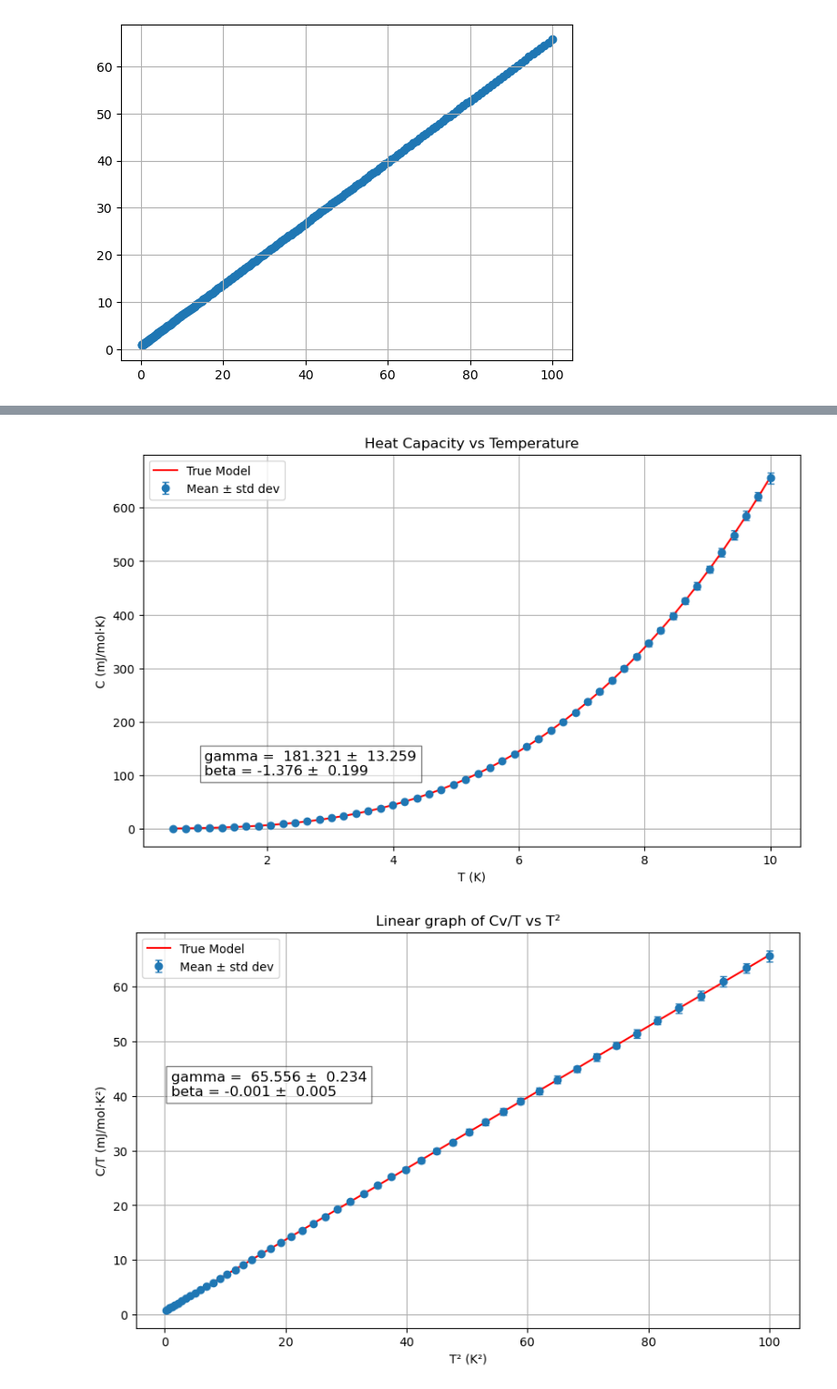
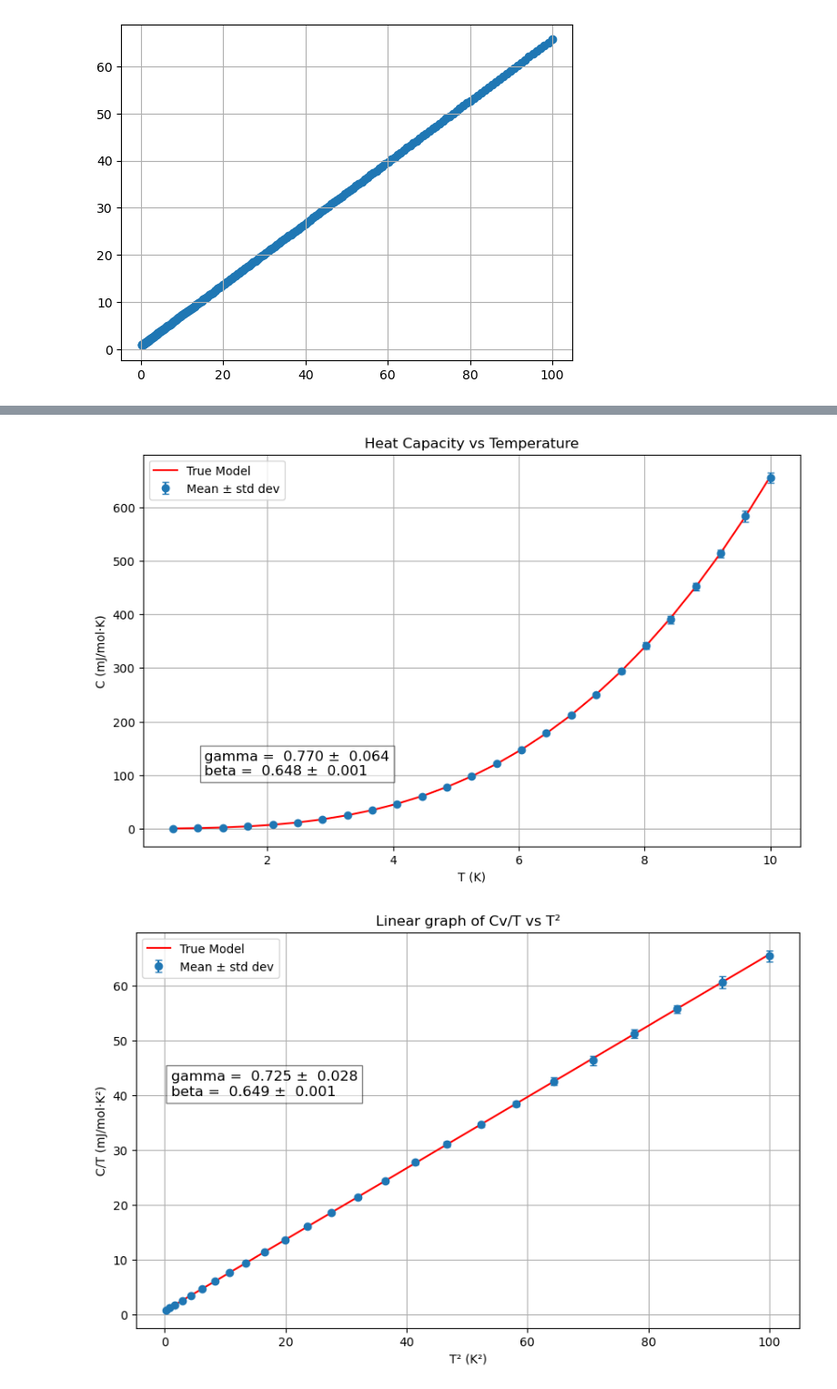
Before and after one commit to amart33/phys381-final-project-Antonio-Martinez, a Jupyter notebook: Heat_Capacity_Simulation.ipynb, the cells around one changed output, grey strips where cells are left out. Shown: that part at 91% size. Saved outputs shown, nothing was run; the diff lists cells and outputs as text; code cells hidden in the pictures.

```diff
--- a/Heat_Capacity_Simulation.ipynb
+++ b/Heat_Capacity_Simulation.ipynb
@@ -18,12 +18,11 @@ plt.scatter(T, Cv)
 plt.grid(True)
 plt.show()
 
-#Linearize the results
 T_square = T**2
-C_over_T = Cv/T
+C_o_T = Cv/T
 
 
-plt.scatter(T_square, C_over_T)
+plt.scatter(T_square, C_o_T)
 plt.grid(True)
 plt.show()
 # %% [output]
@@ -36,9 +35,8 @@ C = heat(T, 0.70, 0.65)
 Cv= C + np.random.normal(0, 0.015*C)
 C_T= C/T
 
-#Linearize the results
 T_square = T**2
-C_over_T = Cv/T
+C_o_T = Cv/T
 
 
 plt.scatter(T, Cv, s=10, alpha=0.6, label="Noisy data")
@@ -50,7 +48,7 @@ plt.legend()
 plt.grid(True)
 plt.show()
 
-plt.scatter(T_square, C_over_T, s=10, alpha=0.6, label="Noisy data")
+plt.scatter(T_square, C_o_T, s=10, alpha=0.6, label="Noisy data")
 plt.plot(T_square, C_T, color='red', label="True model", linewidth=2)
 plt.xlabel("T\u00b2 (K\u00b2)")
 plt.ylabel("C/T (mJ/mol·K\u00b2)")
@@ -65,7 +63,7 @@ plt.show()
 #Repeated trials like an experiment
 gamma = 0.70
 beta = 0.65
-n= 50
+n= 25
 T = np.linspace(0.5, 10, n)
 
 
@@ -95,38 +93,38 @@ CvT_mean = np.array(CvT_mean)
 CvT_std = np.array(CvT_std)
 
 #Curve Fits
-popt1, pcov1 = curve_fit(heat, T, Cv, p0 = [.5, .5])
-popt2, pcov2 = curve_fit(C_over_T, T, CvT, p0 = [.5, .5])
+popt1, pcov1 = curve_fit(heat, T, Cv_mean, p0 = [1, 1])
+popt2, pcov2 = curve_fit(C_over_T, T, CvT_mean, p0 = [1, 1])
 
 gamma1_fit, beta1_fit = popt1
 gamma1_err, beta1_err = np.sqrt(np.diag(pcov1))
 
 gamma2_fit, beta2_fit = popt2
 gamma2_err, beta2_err = np.sqrt(np.diag(pcov2))
 
 plt.figure(figsize=(10, 6))
 plt.errorbar(T, Cv_mean, yerr=Cv_std, fmt='o', capsize=3, label="Mean ± std dev")
 plt.plot(T, heat(T, gamma, beta), label="True Model", color='red')
 plt.xlabel("T (K)")
 plt.ylabel("C (mJ/mol·K)")
 plt.title("Heat Capacity vs Temperature")
 fit_text = f'gamma = {gamma1_fit: .3f} ± {gamma1_err: .3f}\nbeta = {beta1_fit: .3f} ± {beta1_err: .3f}'
 plt.text(1, 100, fit_text, fontsize=12, bbox=dict(facecolor='white', alpha=0.5, edgecolor = 'black'))
 plt.grid(True)
 plt.legend()
 plt.show()
 
 plt.figure(figsize=(10, 6))
 plt.errorbar(T_square, CvT_mean, yerr=CvT_std, fmt='o', capsize=3, label="Mean ± std dev")
 plt.plot(T**2, heat(T, gamma, beta)/T, label="True Model", color='red')
 plt.xlabel("T\u00b2 (K\u00b2)")
 plt.ylabel("C/T (mJ/mol·K\u00b2)")
 plt.title("Linear graph of Cv/T vs T\u00b2")
 fit_text = f'gamma = {gamma2_fit: .3f} ± {gamma2_err: .3f}\nbeta = {beta2_fit: .3f} ± {beta2_err: .3f}'
 plt.text(1, 40, fit_text, fontsize=12, bbox=dict(facecolor='white', alpha=0.5, edgecolor = 'black'))
 plt.grid(True)
 plt.legend()
 plt.show()
 # %% [output]
-[figure, old version]
+[figure, new version]
-[figure, old version]
+[figure, new version]
```
Also changed, not shown: parts of 1 cell of this notebook.
